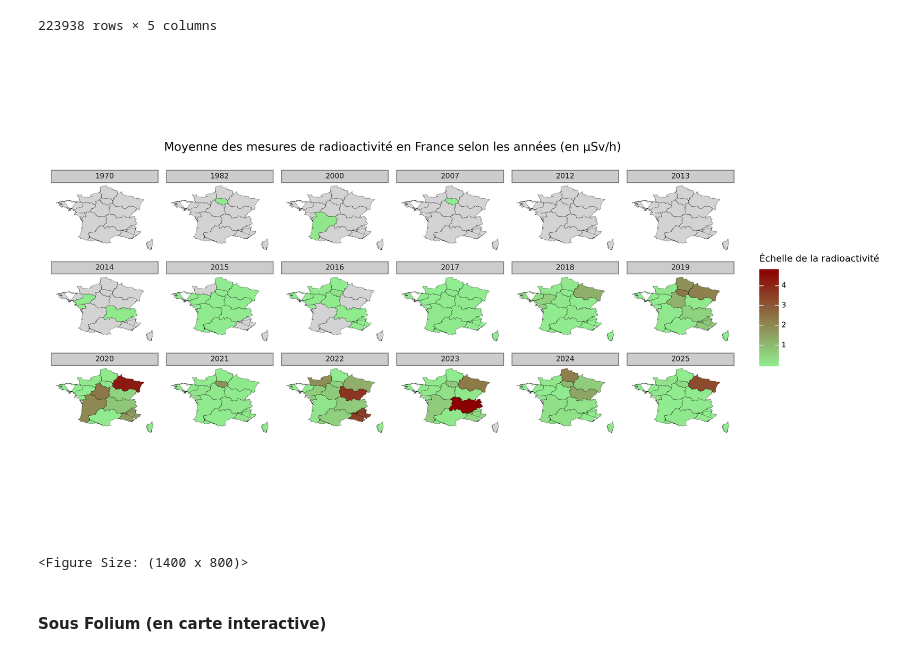
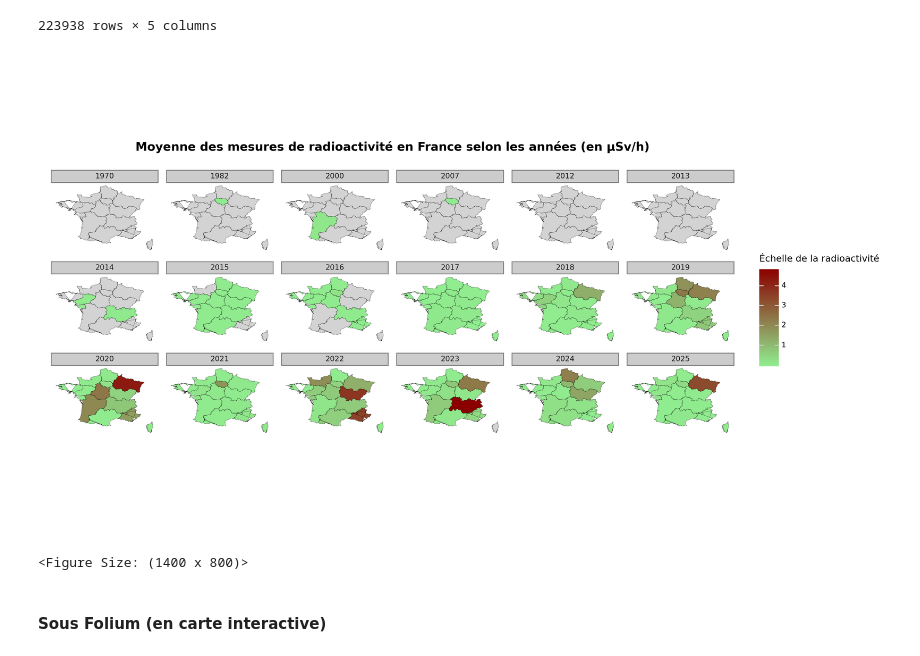
Before and after one commit to julien-data-analyst/RadiationCardBoard, a Jupyter notebook: Analyse_exploratoire.ipynb, the cells around one changed output. Cells and saved outputs as stored; diff of their text form; code cells hidden in the pictures.

```diff
--- a/Analyse_exploratoire.ipynb
+++ b/Analyse_exploratoire.ipynb
@@ -1651,29 +1648,29 @@ df_plot_ann
 # %%
 # Visuel graphique final
 (
     plt.ggplot(df_plot_ann, plt.aes(x="x", y="y", group="region", fill="moyenne_value"))
     + plt.geom_polygon(color="black", size=0.1)
     + plt.coord_equal()
     + plt.scale_fill_gradient(name="Échelle de la radioactivité", low="lightgreen", high="darkred", na_value="lightgrey")
     + plt.labs(title="Moyenne des mesures de radioactivité en France selon les années (en µSv/h)")
     + plt.theme_bw()
     + plt.theme(
         figure_size=(14, 8),
-        plot_title=plt.element_text(ha='center', size=14),
+        plot_title=plt.element_text(ha='center', size=14, weight="bold"),
         axis_title_x=plt.element_blank(),
         axis_title_y=plt.element_blank(),
         axis_text_x=plt.element_blank(),
         axis_text_y=plt.element_blank(),
         axis_ticks_major=plt.element_blank(),
         axis_ticks_minor=plt.element_blank(),
         panel_grid_major=plt.element_blank(),
         panel_grid_minor=plt.element_blank(),
         panel_border=plt.element_blank()
     )
     + plt.facet_wrap("~ann_fin", ncol=6)
 )
 # %% [output]
-[figure, old version]
+[figure, new version]
 <Figure Size: (1400 x 800)>
 # %% [markdown]
 #### Sous Folium (en carte interactive)
```
Also changed, not shown: parts of 49 cells of this notebook, 2 other files.
